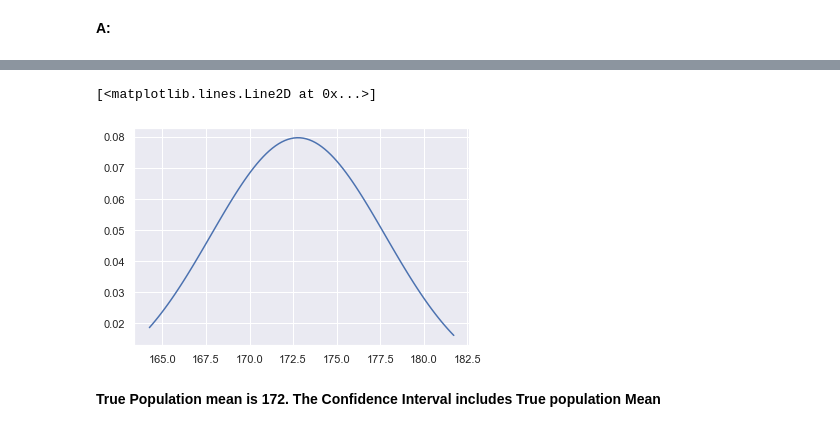
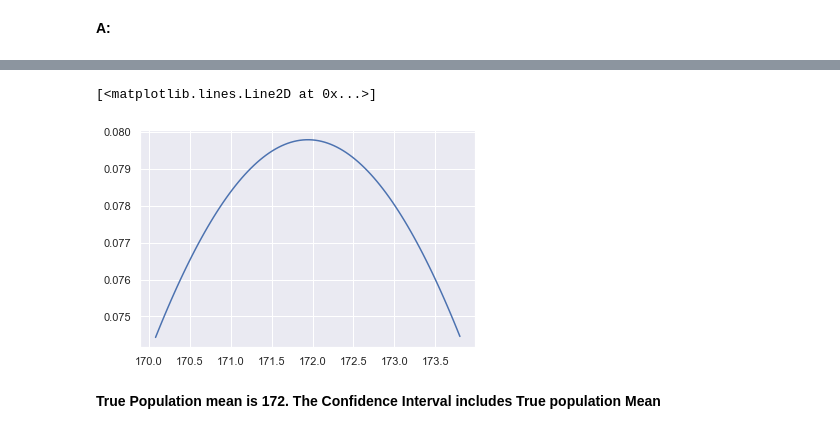
Before and after one commit to saranyakarthi4/Frequentist-Case-Study, a Jupyter notebook: Frequentist Inference Case Study - Part A (3).ipynb, the cells around one changed output, grey strips where cells are left out. Saved outputs shown, nothing was run; the diff lists cells and outputs as text; code cells hidden in the pictures.

```diff
--- a/Frequentist Inference Case Study - Part A (3).ipynb
+++ b/Frequentist Inference Case Study - Part A (3).ipynb
@@ -385 +366,10 @@ sample_list = townsfolk_sampler(50)
+# %%
+seed(47)
+# take your sample now
+seed(47)
+# calculate daily means from the larger sample size here
+# take your samples here
+sample_mean_dist1 = []
+for i in range(365):
+    sample_mean_dist1.append(np.mean(townsfolk_sampler(50)))
 # %%
@@ -411,10 +411,10 @@ Confidence interval:
 # %%
-x = np.linspace(np.min(sample_list), np.max(sample_list), 100)
-y = norm.pdf(x,loc=np.mean(sample_list),scale = 5)
+x = np.linspace(np.min(sample_mean_dist1), np.max(sample_mean_dist1), 100)
+y = norm.pdf(x,loc=np.mean(sample_mean_dist1),scale = 5)
 plt.plot(x,y)
 # %% [output]
 [<matplotlib.lines.Line2D at 0x...>]
-[figure, old version]
+[figure, new version]
 # %% [markdown]
 __True Population mean is 172.
 The Confidence Interval includes True population Mean__
```
Also changed, not shown: parts of 22 cells of this notebook, 1 other file.
